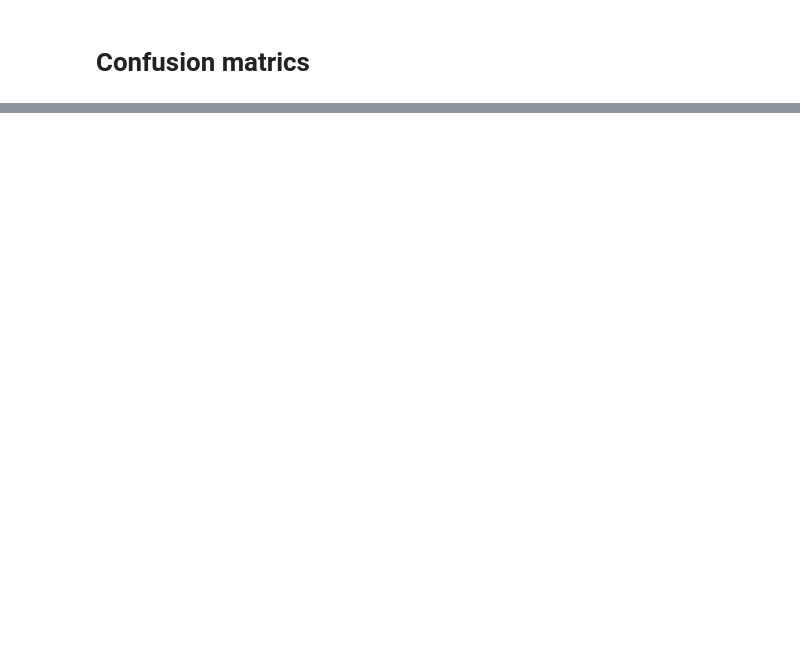
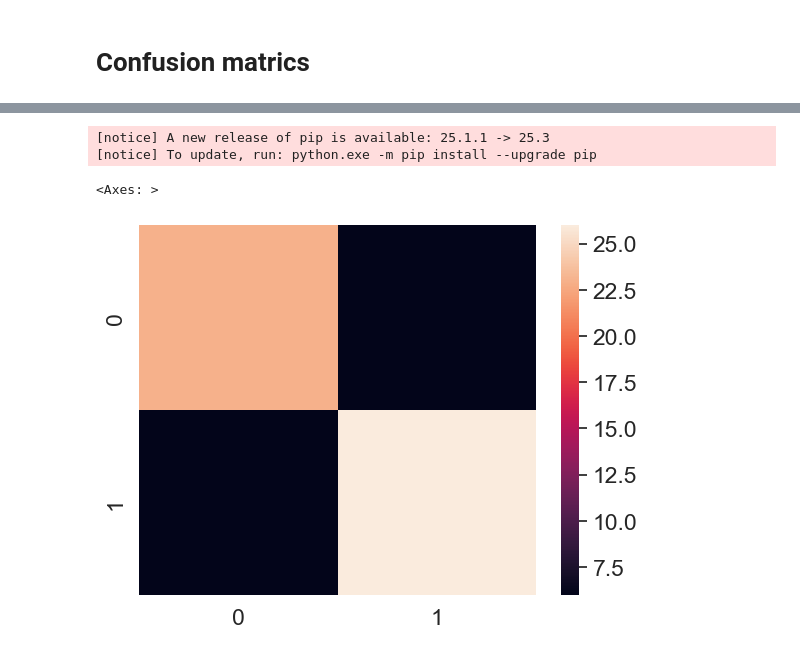
Before and after one commit to Abhi-pacific/Machine-learning-course, a Jupyter notebook: convert data to numbers and fix missing values.ipynb, the cells around one changed output, grey strips where cells are left out. Drawn from its saved outputs; the diff is of its cells as text; code cells hidden in the pictures; blank space fills up the shorter version.

```diff
--- a/convert data to numbers and fix missing values.ipynb
+++ b/convert data to numbers and fix missing values.ipynb
@@ -863,0 +872,14 @@ pd.crosstab(
+# %%
+# Lets make visualization better
+! pip install seaborn
+import seaborn as sns
+
+# Setting the font size
+sns.set(font_scale=1.5)
+
+# Creating the confusion metrix
+conf_mat = confusion_matrix(y_test,y_preds)
+
+# plotting the heatmap
+sns.heatmap(conf_mat)
+# %% [output]
@@ -863,0 +901,4 @@ pd.crosstab(
+[notice] A new release of pip is available: 25.1.1 -> 25.3
+[notice] To update, run: python.exe -m pip install --upgrade pip
+<Axes: >
+[figure, added]
```
Also changed, not shown: parts of 11 cells of this notebook.
